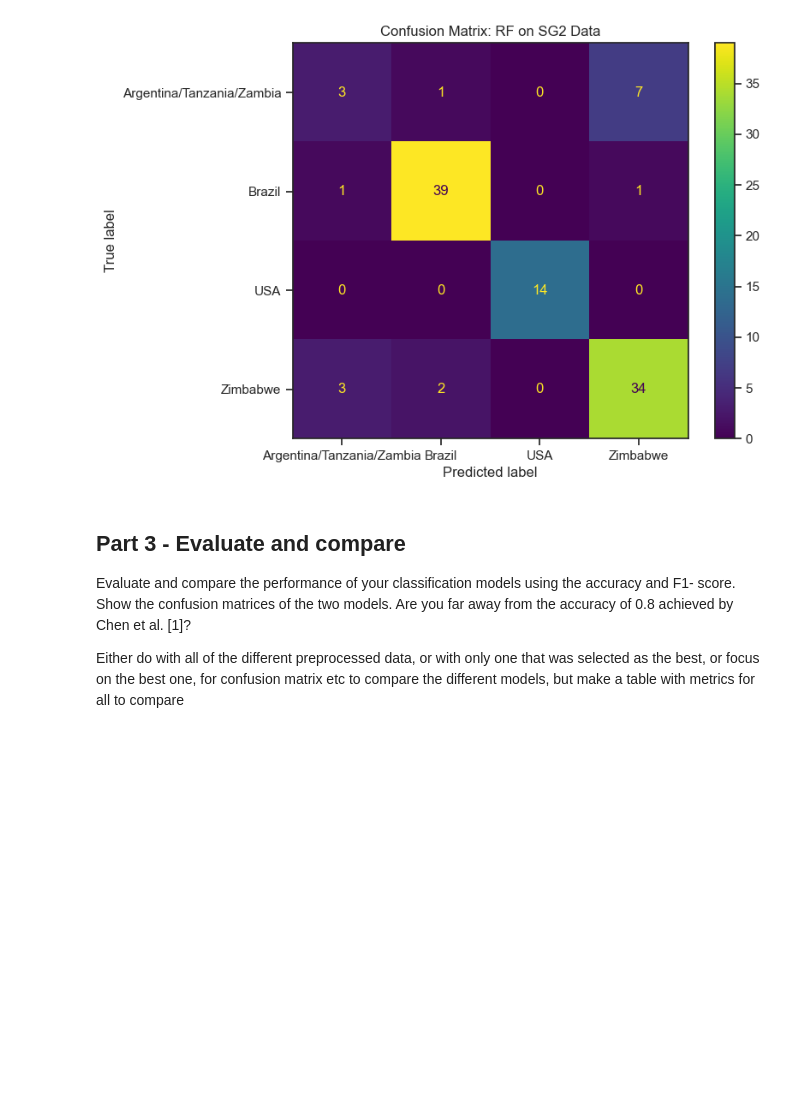
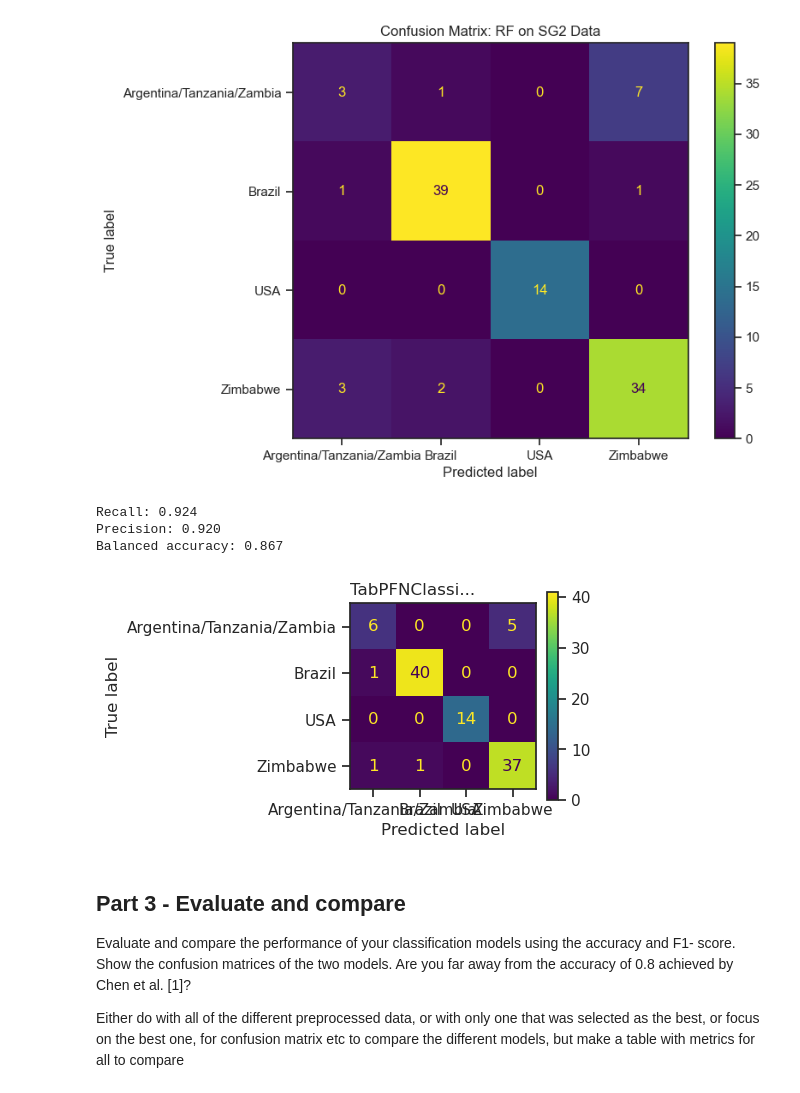
Before and after one commit to ejontnu/Project-Chemometric, a Jupyter notebook: Project.ipynb, the cells around one changed output. Saved outputs shown, nothing was run; the diff lists cells and outputs as text; code cells hidden in the pictures; blank space fills up the shorter version.

```diff
--- a/Project.ipynb
+++ b/Project.ipynb
@@ -821,6 +821,74 @@ ax.set_title(f"Confusion Matrix: RF on {best_method_name} Data")
 plt.show()
 # %% [output]
 [figure]
+# %%
+from tabpfn_client import TabPFNClassifier, set_access_token
+
+# Preferably, this should be executed on a GPU, but if we set
+# ignore_pretraining_limits=True, we can run it on a CPU:
+set_access_token("eyJhbGciOiJIUzI1NiIsInR5cCI6IkpXVCJ9.eyJ1c2VyIjoiZTE0ODYwMTEtMDUxNC00ZDRlLTgxNjgtNzcxMzgzZGIzYmY0IiwiZXhwIjoxODA4MjA5MjMzfQ.57l3b7mOwMLv-h3ElTDInQ2y-UfWvq38BoQNY55lOG8")
+tabpfn_model = TabPFNClassifier(ignore_pretraining_limits=True).fit(
+    X_train, y_train
+)
+# %%
+from sklearn.metrics import (
+    recall_score,
+    precision_score,
+    balanced_accuracy_score,
+    ConfusionMatrixDisplay
+)
+def score_model(model, X, y_true, ax=None, table=None, add_colorbar=False):
+    """Helper method to score classification models."""
+    y_pred = model.predict(X)
+    recall = recall_score(y_true, y_pred,average='weighted')
+    precision = precision_score(y_true, y_pred,average='weighted')
+    bac = balanced_accuracy_score(y_true, y_pred)
+    name = str(model)
+    results = {
+        "Classifier": name,
+        "Recall": recall,
+        "Precision": precision,
+        "Balanced accuracy": bac,
+    }
+
+    print(f"Recall: {recall:.3f}")
+    print(f"Precision: {precision:.3f}")
+    print(f"Balanced accuracy: {bac:.3f}")
+    if ax is not None:
+        # Plot confusion matrix
+        ConfusionMatrixDisplay.from_estimator(
+            model,
+            X,
+            y_true,
+            colorbar=False,
+            ax=ax,
+            im_kw={"vmin": 0, "vmax": y_true.value_counts().max()},
+        )
+        # NOTE: im_kw sets vmax to a fixed value, this
+        # should be set to ensure that it is not smaller than the
+        # number of samples in any class.
+        ax.set_title(name[:12] + "...", loc="left")
+        if add_colorbar:
+            fig = ax.get_figure()
+            fig.colorbar(ax.images[0], ax=ax, shrink=0.9)
+    if table is not None:
+        # Store the results in the given table dictionary
+        for key in results:
+            if key not in table:
+                table[key] = []
+            table[key].append(results[key])
+    return results
+
+fig, axes = plt.subplots(constrained_layout=True, ncols=1, figsize=(3, 3))
+
+scores = score_model(
+    tabpfn_model, X_test, y_test, ax=axes, table={}, add_colorbar=True
+)
+# %% [output]
+Recall: 0.924
+Precision: 0.920
+Balanced accuracy: 0.867
+[figure, added]
 # %% [markdown]
 ## Part 3 - Evaluate and compare
 Evaluate and compare the performance of your classification models using the accuracy and F1-
```
Also changed, not shown: parts of 4 cells of this notebook.
